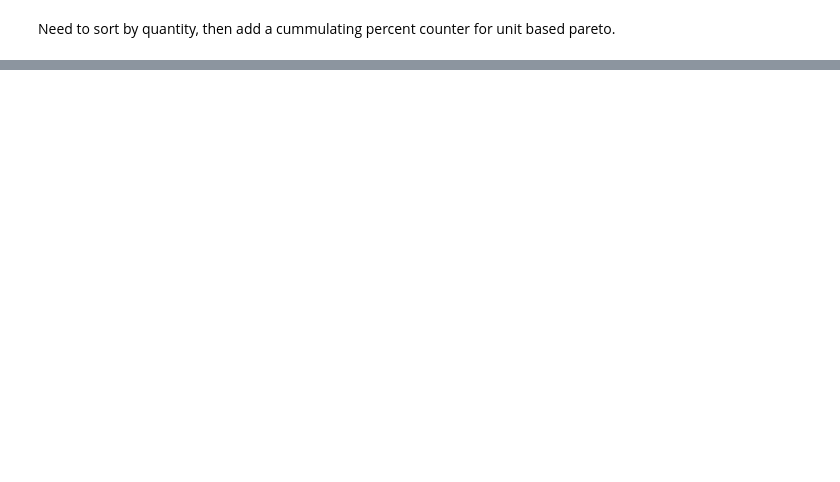
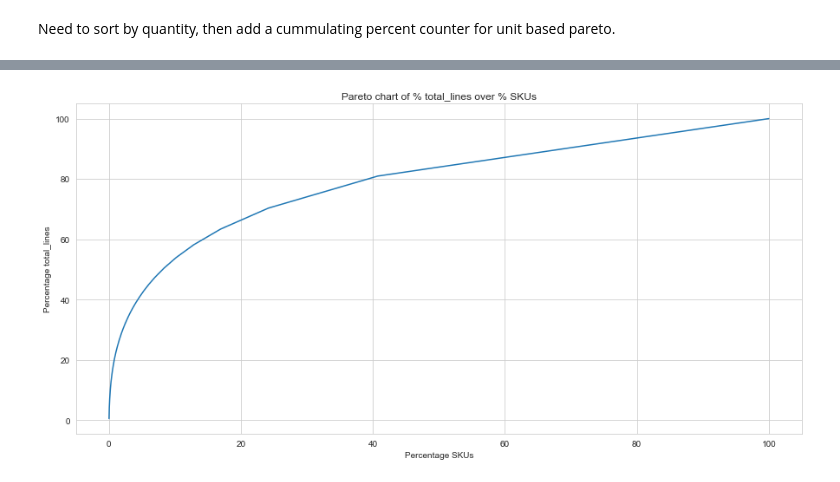
Before and after one commit to LarsTinnefeld/Olist-order-profile-analysis, a Jupyter notebook: olist_order_profile.ipynb, the cells around one changed output, grey strips where cells are left out. Cells and saved outputs as stored; diff of their text form; code cells hidden in the pictures; blank space fills up the shorter version.

```diff
--- a/olist_order_profile.ipynb
+++ b/olist_order_profile.ipynb
@@ -205,0 +230,4 @@ df_SKUs['cum_qty'].plot(figsize = (15, 5))
+# %%
+pareto_izer(df_SKUs, 'total_lines');
+# %% [output]
+[figure, added]
```
Also changed, not shown: parts of 14 cells of this notebook.
